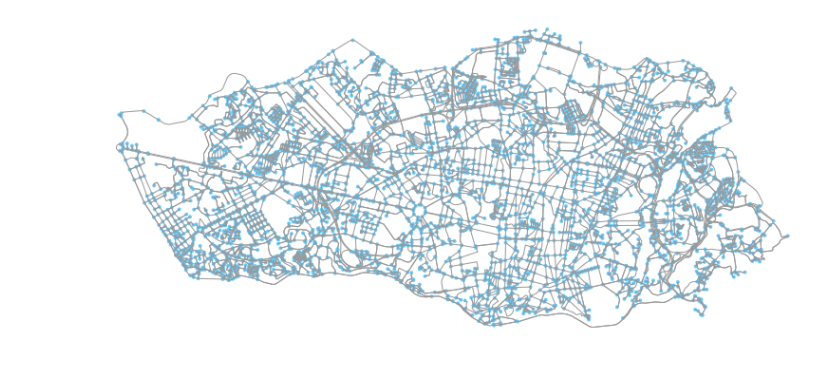
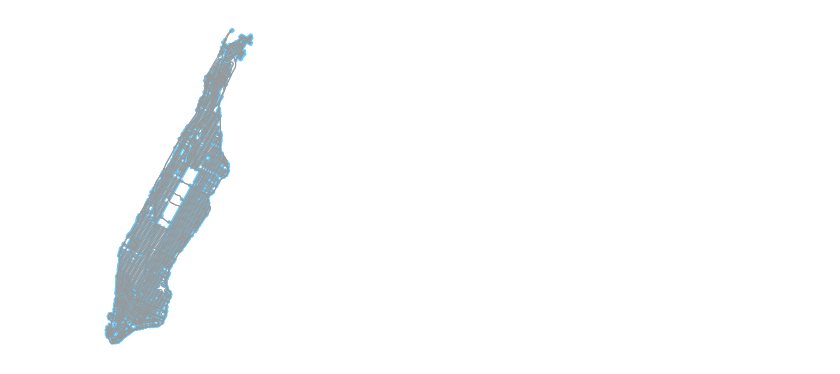
Before and after one commit to S-Aggarwal/diff-privacy, a Jupyter notebook: Project.ipynb, the cells around one changed output. Cells and saved outputs as stored; diff of their text form; code cells hidden in the pictures.

```diff
--- a/Project.ipynb
+++ b/Project.ipynb
@@ -26,7 +21,20 @@ G = ox.graph_from_place('Porto, Portugal', network_type='drive', which_result=2)
-# %%
-G = ox.projection.project_graph(G)
-fig, ax = ox.plot_graph(ox.project_graph(G))
-# %% [output]
-[figure, removed]
+# %%
+%matplotlib inline
+
+location = 'manhattan'
+filename = 'street_graph' + '.graphml'
+directory = 'data/' + location + '/'
+
+if not os.path.exists(directory + filename):
+    print("Graph file doesn't exist locally, re-downloading...")
+    G = ox.graph_from_place('Manhattan, New York', network_type='drive')
+    G = ox.projection.project_graph(G)
+    ox.save_graphml(G, filename=filename, folder=directory)
+else:
+    G = ox.load_graphml(filename=filename, folder=directory)
+
+fig, ax = ox.plot_graph(G)
+# %% [output]
+[figure, added]
 # %%
 class TaxiDataset:
```
Also changed, not shown: parts of 20 cells of this notebook, 1 other file.
